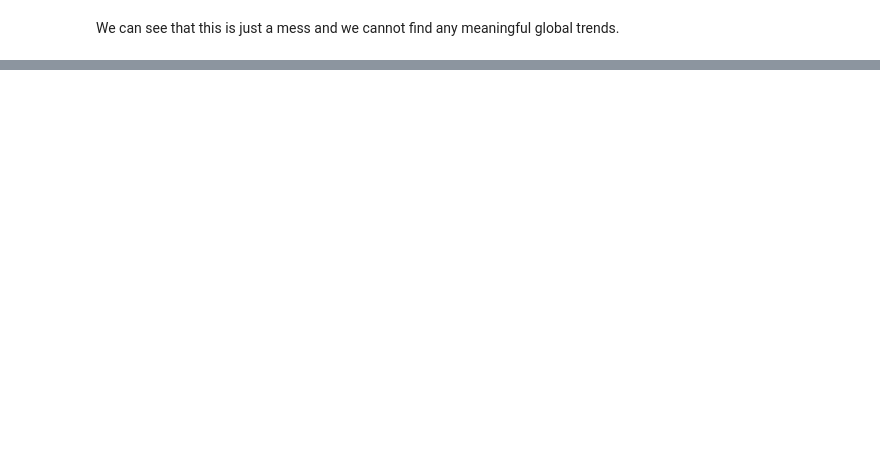
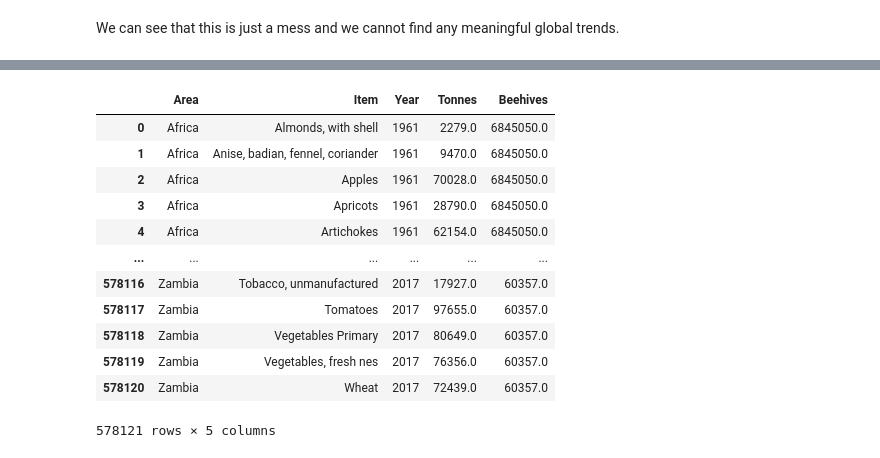
Before and after one commit to caralen/ada-project-faam, a Jupyter notebook: alen.ipynb, the cells around one changed output, grey strips where cells are left out. Saved outputs shown, nothing was run; the diff lists cells and outputs as text; code cells hidden in the pictures; blank space fills up the shorter version.

```diff
--- a/alen.ipynb
+++ b/alen.ipynb
@@ -295,0 +461,6 @@ We can see that this is just a mess and we cannot find any meaningful global tre
+# %%
+livestock = pd.read_csv('data/Production_Livestock_E_All_Data_(Normalized).csv', encoding='iso-8859-1')
+beehives = livestock.loc[livestock['Item'] == 'Beehives', ['Area', 'Value', 'Year']]
+beehives.columns = ['Area', 'Beehives', 'Year']
+beehives.reset_index(drop=True, inplace=True)
+beehives.head()
@@ -295,0 +474,7 @@ We can see that this is just a mess and we cannot find any meaningful global tre
+# %%
+crops = pd.read_csv('data/FAOSTAT/Production_Crops_E_All_Data_(Normalized).csv', encoding='iso-8859-1')
+crops = crops.loc[(crops['Element'] == 'Yield'), ['Area', 'Item', 'Year', 'Value']]
+crops.reset_index(drop=True, inplace=True)
+crops.sort_values(inplace=True, by=['Area', 'Item', 'Year'])
+crops.columns = ['Area', 'Item', 'Year', 'Tonnes']
+crops.head()
@@ -295,0 +488,17 @@ We can see that this is just a mess and we cannot find any meaningful global tre
+# %%
+joined = crops.merge(beehives, on=['Area', 'Year'])
+joined
+# %% [output]
+|  | Area | Item | Year | Tonnes | Beehives |
+| 0 | Africa | Almonds, with shell | 1961 | 2279.0 | 6845050.0 |
+| 1 | Africa | Anise, badian, fennel, coriander | 1961 | 9470.0 | 6845050.0 |
+| 2 | Africa | Apples | 1961 | 70028.0 | 6845050.0 |
+| 3 | Africa | Apricots | 1961 | 28790.0 | 6845050.0 |
+| 4 | Africa | Artichokes | 1961 | 62154.0 | 6845050.0 |
+| ... | ... | ... | ... | ... | ... |
+| 578116 | Zambia | Tobacco, unmanufactured | 2017 | 17927.0 | 60357.0 |
+| 578117 | Zambia | Tomatoes | 2017 | 97655.0 | 60357.0 |
+| 578118 | Zambia | Vegetables Primary | 2017 | 80649.0 | 60357.0 |
+| 578119 | Zambia | Vegetables, fresh nes | 2017 | 76356.0 | 60357.0 |
+| 578120 | Zambia | Wheat | 2017 | 72439.0 | 60357.0 |
+578121 rows × 5 columns
```
Also changed, not shown: parts of 26 cells of this notebook, 1 other file.
